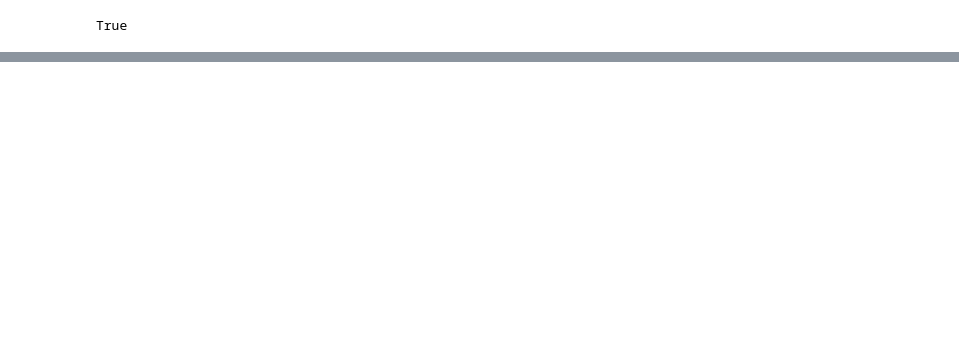
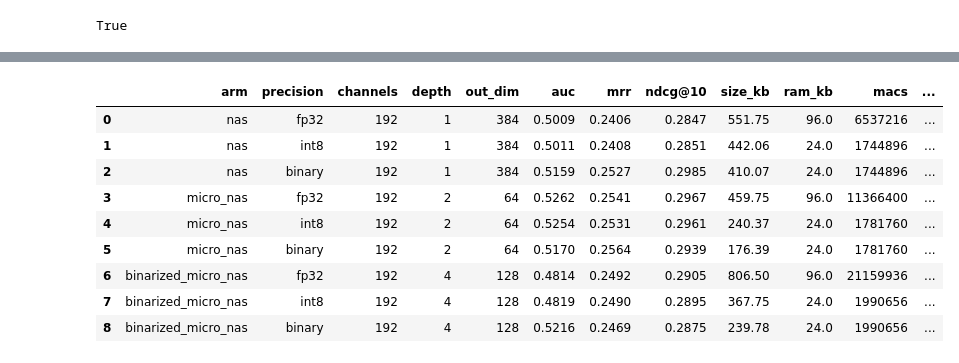
Before and after one commit to SepehrMohammady/MIND-Edge-Recommender, a Jupyter notebook: notebooks/MIND-Edge-Recommender.ipynb, the cells around one changed output, grey strips where cells are left out. Saved outputs shown, nothing was run; the diff lists cells and outputs as text; code cells hidden in the pictures; blank space fills up the shorter version.

```diff
--- a/notebooks/MIND-Edge-Recommender.ipynb
+++ b/notebooks/MIND-Edge-Recommender.ipynb
@@ -115,7 +114,0 @@ ranking metrics and footprint (size, RAM, MACs, energy).
-# %%
-rows = []
-for arm in models:
-    rows += experiment.precision_sweep(cfg, models[arm], best[arm], arm,
-                                       qat_epochs=QAT, max_eval=EVAL_IMPR)
-matrix = experiment.save_matrix(cfg, rows)
-matrix
@@ -223,0 +171,16 @@ ax[0].legend(); plt.tight_layout(); plt.show()
+# %%
+rows = []
+for arm in models:
+    rows += experiment.precision_sweep(cfg, models[arm], best[arm], arm, qat_epochs=QAT, max_eval=EVAL_IMPR)
+matrix = experiment.save_matrix(cfg, rows); matrix
+# %% [output]
+|  | arm | precision | channels | depth | out_dim | auc | mrr | ndcg@10 | size_kb | ram_kb | macs | ... |
+| 0 | nas | fp32 | 192 | 1 | 384 | 0.5009 | 0.2406 | 0.2847 | 551.75 | 96.0 | 6537216 | ... |
+| 1 | nas | int8 | 192 | 1 | 384 | 0.5011 | 0.2408 | 0.2851 | 442.06 | 24.0 | 1744896 | ... |
+| 2 | nas | binary | 192 | 1 | 384 | 0.5159 | 0.2527 | 0.2985 | 410.07 | 24.0 | 1744896 | ... |
+| 3 | micro_nas | fp32 | 192 | 2 | 64 | 0.5262 | 0.2541 | 0.2967 | 459.75 | 96.0 | 11366400 | ... |
+| 4 | micro_nas | int8 | 192 | 2 | 64 | 0.5254 | 0.2531 | 0.2961 | 240.37 | 24.0 | 1781760 | ... |
+| 5 | micro_nas | binary | 192 | 2 | 64 | 0.5170 | 0.2564 | 0.2939 | 176.39 | 24.0 | 1781760 | ... |
+| 6 | binarized_micro_nas | fp32 | 192 | 4 | 128 | 0.4814 | 0.2492 | 0.2905 | 806.50 | 96.0 | 21159936 | ... |
+| 7 | binarized_micro_nas | int8 | 192 | 4 | 128 | 0.4819 | 0.2490 | 0.2895 | 367.75 | 24.0 | 1990656 | ... |
+| 8 | binarized_micro_nas | binary | 192 | 4 | 128 | 0.5216 | 0.2469 | 0.2875 | 239.78 | 24.0 | 1990656 | ... |
```
Also changed, not shown: parts of 55 cells of this notebook.
